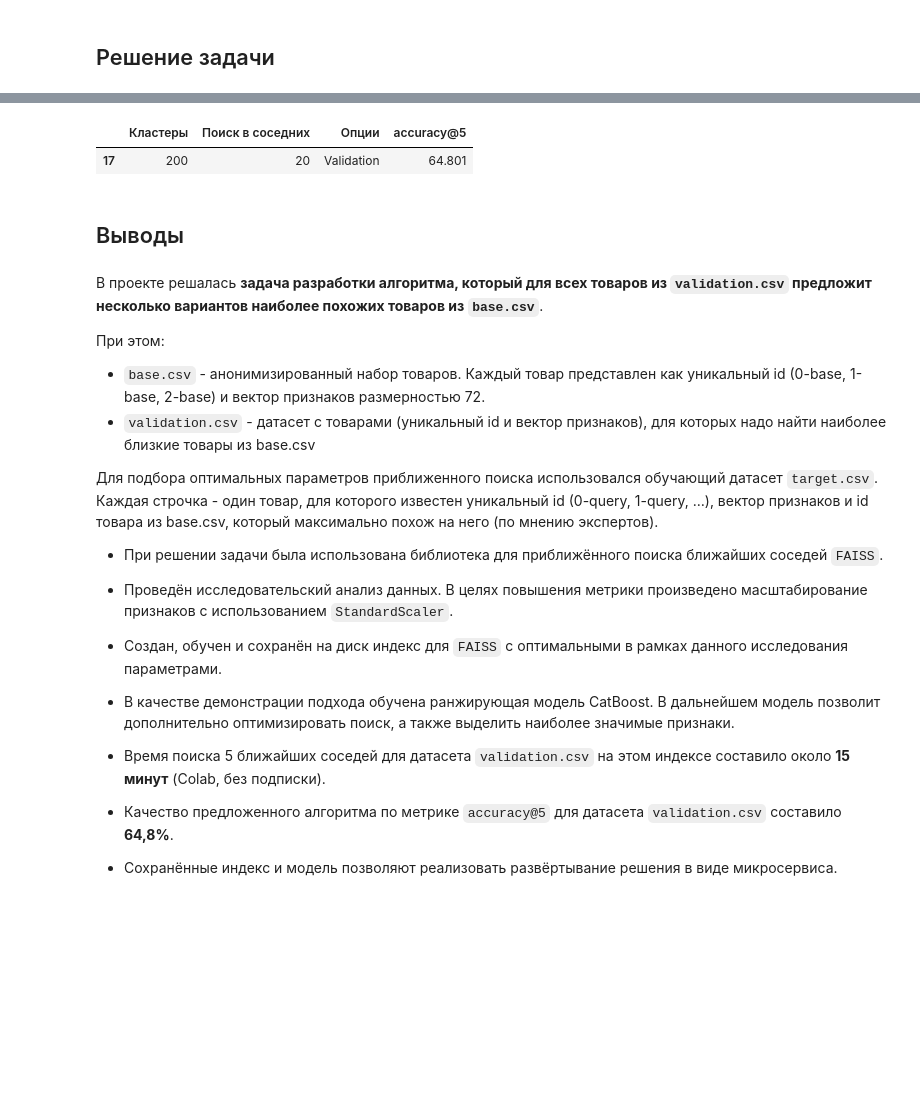
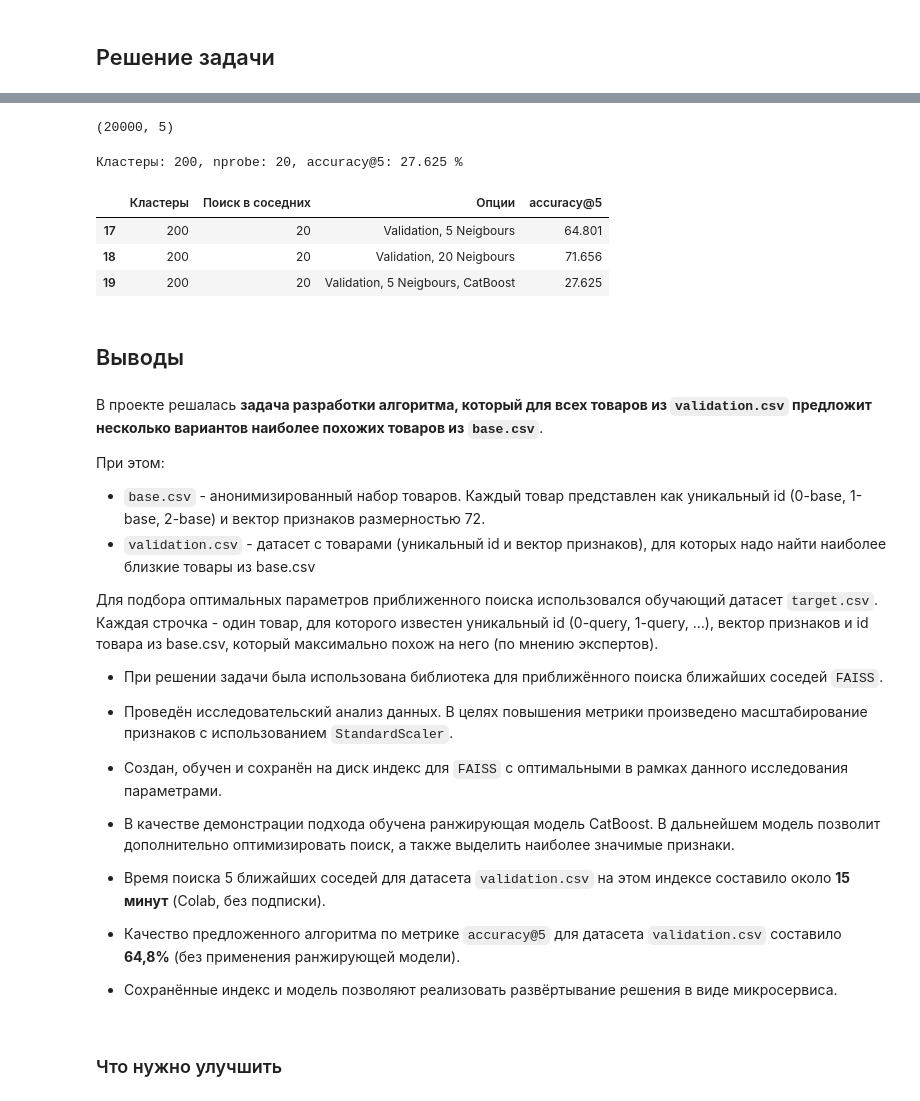
Before and after one commit to se-grey/DS-_Matching, a Jupyter notebook: base_search_faiss_01.ipynb, the cells around one changed output, grey strips where cells are left out. Drawn from its saved outputs; the diff is of its cells as text; code cells hidden in the pictures; blank space fills up the shorter version.

```diff
--- a/base_search_faiss_01.ipynb
+++ b/base_search_faiss_01.ipynb
@@ -767,9 +876,20 @@ Wall time: 16min 45s
+# %%
+idx_cat_cut.shape
+# %% [output]
+(20000, 5)
+# %%
+accuracy_aggregator(
+    answers[:20000], idx_cat_cut, base_index, 200, nprobe, 'Validation, 5 Neigbours, CatBoost')
+# %% [output]
+Кластеры: 200, nprobe: 20, accuracy@5: 27.625 %
 # %%
 my_metrics = pd.DataFrame(overall_scores)
-my_metrics.tail(1)
+my_metrics.tail(3)
 # %% [output]
 |  | Кластеры | Поиск в соседних | Опции | accuracy@5 |
-| 17 | 200 | 20 | Validation | 64.801 |
+| 17 | 200 | 20 | Validation, 5 Neigbours | 64.801 |
+| 18 | 200 | 20 | Validation, 20 Neigbours | 71.656 |
+| 19 | 200 | 20 | Validation, 5 Neigbours, CatBoost | 27.625 |
 # %% [markdown]
 ## Выводы
 # %% [markdown]
@@ -791,6 +911,8 @@ my_metrics.tail(1)
 
 - Время поиска 5 ближайших соседей для датасета `validation.csv` на этом индексе составило около **15 минут** (Colab, без подписки).
 
-- Качество предложенного алгоритма по метрике `accuracy@5` для датасета `validation.csv` составило **64,8%**.
+- Качество предложенного алгоритма по метрике `accuracy@5` для датасета `validation.csv` составило **64,8%** (без применения ранжирующей модели).
 
 - Сохранённые индекс и модель позволяют реализовать развёртывание решения в виде микросервиса.
+# %% [markdown]
+### Что нужно улучшить
```
Also changed, not shown: parts of 58 cells of this notebook.
